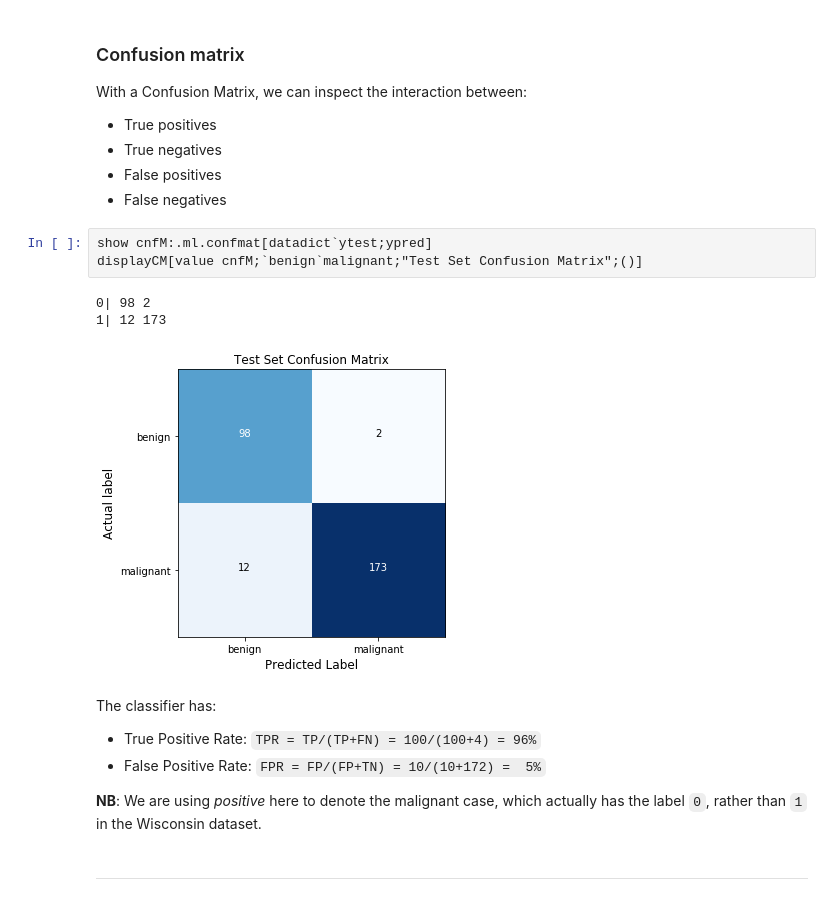
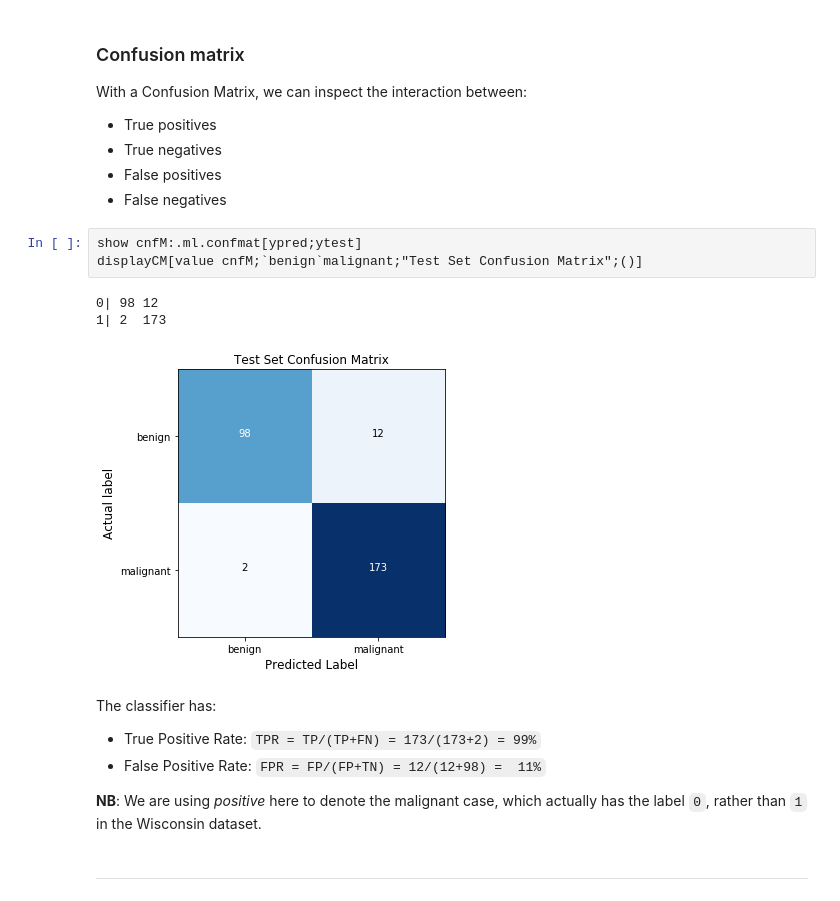
Before and after one commit to KxSystems/mlnotebooks, a Jupyter notebook: notebooks/01 Decision Trees.ipynb, the cells around one changed output. Saved outputs shown, nothing was run; the diff lists cells and outputs as text.

````diff
--- a/notebooks/01 Decision Trees.ipynb
+++ b/notebooks/01 Decision Trees.ipynb
@@ -152,17 +153,17 @@ With a Confusion Matrix, we can inspect the interaction between:
 - False positives
 - False negatives
 # %%
-show cnfM:.ml.confmat[datadict`ytest;ypred]
+show cnfM:.ml.confmat[ypred;ytest]
 displayCM[value cnfM;`benign`malignant;"Test Set Confusion Matrix";()]
 # %% [output]
-0| 98 2
-1| 12 173
+0| 98 12
+1| 2  173
-[figure, old version]
+[figure, new version]
 # %% [markdown]
 The classifier has:
 
-- True Positive Rate: ```TPR = TP/(TP+FN) = 100/(100+4) = 96%```
-- False Positive Rate: ```FPR = FP/(FP+TN) = 10/(10+172) =  5%```
+- True Positive Rate: ```TPR = TP/(TP+FN) = 173/(173+2) = 99%```
+- False Positive Rate: ```FPR = FP/(FP+TN) = 12/(12+98) =  11%```
 
 **NB**: We are using *positive* here to denote the malignant case, which actually has the label `0`, rather than `1` in the Wisconsin dataset.
 # %% [markdown]
````
Also changed, not shown: parts of 2 cells of this notebook, 15 other files.
